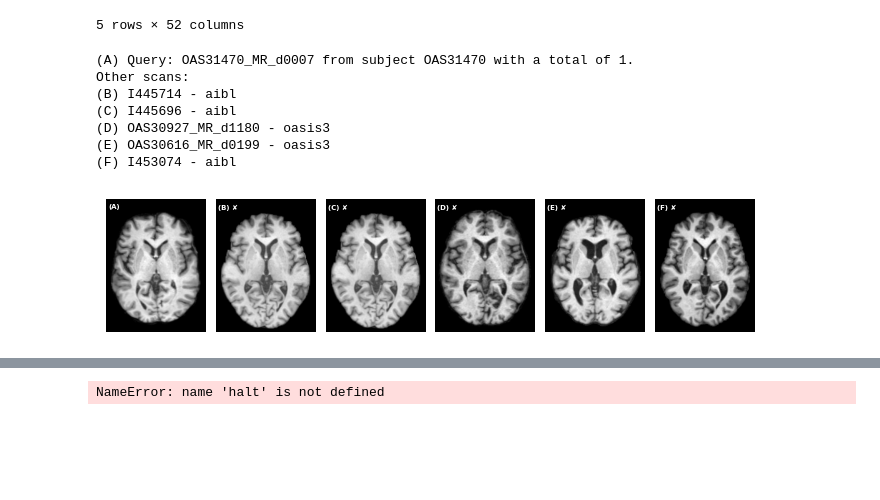
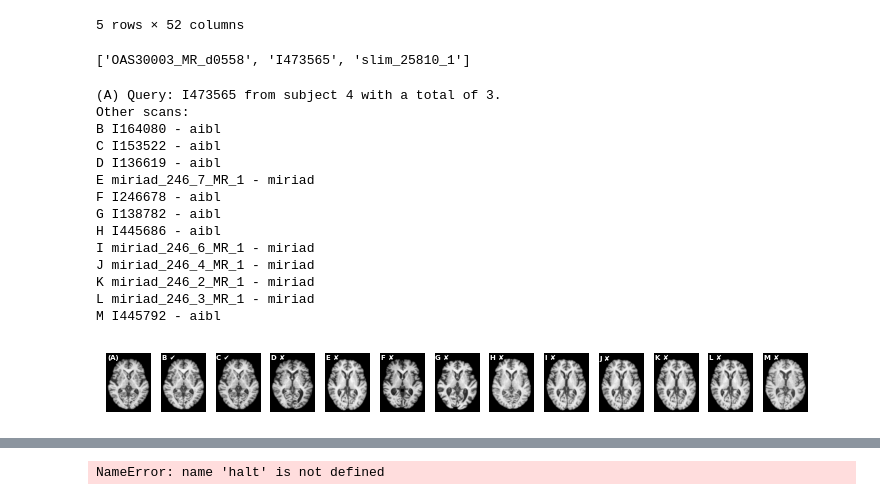
Before and after one commit to minnelab/NeuroCBIR, a Jupyter notebook: dev/notebooks/figures-maia-medium.ipynb, the cells around one changed output, grey strips where cells are left out. Saved outputs shown, nothing was run; the diff lists cells and outputs as text; code cells hidden in the pictures; blank space fills up the shorter version.

Commit message:
update example_brain_retrieval.pdf: - textwidth - 11 retrievals - updated model

```diff
--- a/dev/notebooks/figures-maia-medium.ipynb
+++ b/dev/notebooks/figures-maia-medium.ipynb
@@ -81,7 +81,7 @@ def load_metadata_whole_brain():
     metadata["features"] = metadata[embedding_cols].apply(lambda row: row.to_numpy(), axis=1)
     return metadata
 
-metadata = load_metadata_whole_brain()
+dataset = metadata =load_metadata_whole_brain()
 # %% [output]
 The behavior will change in pandas 3.0. This inplace method will never work because the intermediate object on which we are setting values always behaves as a copy.
 
@@ -100,8 +100,16 @@ metadata.head()
 | 4 | ae9cdbab-6e48-4cf2-9062-91560cdfa7e4 | adni | 002_S_0295 | m36 | 1 | T1 | 1.5 | GE MEDICAL SYSTEMS | SIGNA EXCITE | ... |
 5 rows × 52 columns
 # %%
-queries = metadata.query("project == 'oasis3'").sample(n=3, random_state=seed)
-retrieval_df = retrieve_topk_for_queries(dataset, queries, top_k=top_k)
+
+manual_query_guids = ['I473565', 'OAS30003_MR_d0558', 'slim_25810_1']
+# queries = dataset.sample(n=3, random_state=145)
+queries = dataset[dataset["GUID"].isin(manual_query_guids)]
+queries = queries.reset_index(drop=True)
+retrieval_df = retrieve_topk_for_queries(dataset, queries, top_k=-1, exclude_same_subject=False)
+retrieval_df = pd.merge(retrieval_df, metadata, left_on="query", right_on="GUID", how="left")
+retrieval_df[["query"]].values.flatten().tolist()
+# %% [output]
+['OAS30003_MR_d0558', 'I473565', 'slim_25810_1']
 # %%
 import os
 import nibabel as nib
@@ -146,52 +154,62 @@ def plot_brain_slices(brains, titles, slice_index=None, axes=None, top_pad=7):
             color='w', fontsize=5, fontweight="bold"
         )
 
-
-
-# figure
-cm = 1/2.54
-fig, axes = plt.subplots(1, 6, figsize=(17*cm, 5*cm))
-
 # Example usage:
-query_guid = "OAS31470_MR_d0007"  # pick one from your metadata
-row = metadata.loc[metadata["GUID"] == query_guid].iloc[0]
+query_guid = "I473565"  # pick one from your metadata
+row = retrieval_df.loc[retrieval_df["query"] == query_guid].iloc[0]
 query_subject = row["subject"]  # store once outside loop
 
 # Load query + top1–5
 paths = [row["brain"]]
 titles = ["(A)"]
 
+# Plot top K
+caps = "ABCDEFGHIJKLMNOPQRSTUVWXYZ"
+K = 12
+title_caps = [f"{caps[i+1]}" for i in range(K)]
+title_tops = [f"top{i+1}" for i in range(K)]
 
-title_caps = ["(B)", "(C)", "(D)", "(E)", "(F)"]
-for i, col in enumerate(["top1", "top2", "top3", "top4", "top5"]):
+
+# figure
+cm = 1/2.54
+fig, axes = plt.subplots(1, K+1, figsize=(18.35*cm, 5*cm))
+
+for i, col in enumerate(title_tops):
     guid = row[col]
     match_row = metadata.loc[metadata["GUID"] == guid].iloc[0]
     paths.append(match_row["brain"])
     titles.append(f"{title_caps[i]} {"✔" if match_row["subject"] == query_subject else "✘"}")
 
 # Load brain volumes
 brains = [load_nifti(p, DATA_PATH) for p in paths]
 
 # Plot mid-slices
 plot_brain_slices(brains, titles, axes=axes)
 
 # Caption
 n_scan_subject = metadata.query(f"subject == '{query_subject}'").shape[0]
 print(f"(A) Query: {query_guid} from subject {query_subject} with a total of {n_scan_subject}.")
 print("Other scans:")
-for t_cap, col in zip(title_caps, ["top1", "top2", "top3", "top4", "top5"]):
+for t_cap, col in zip(title_caps, title_tops):
     guid = row[col]
     project = metadata.loc[metadata["GUID"] == guid]["project"].iloc[0]
     print(f"{t_cap} {guid} - {project}")
 
 plt.tight_layout()
 plt.show()
 # %% [output]
-(A) Query: OAS31470_MR_d0007 from subject OAS31470 with a total of 1.
+(A) Query: I473565 from subject 4 with a total of 3.
 Other scans:
-(B) I445714 - aibl
-(C) I445696 - aibl
-(D) OAS30927_MR_d1180 - oasis3
-(E) OAS30616_MR_d0199 - oasis3
-(F) I453074 - aibl
+B I164080 - aibl
+C I153522 - aibl
+D I136619 - aibl
+E miriad_246_7_MR_1 - miriad
+F I246678 - aibl
+G I138782 - aibl
+H I445686 - aibl
+I miriad_246_6_MR_1 - miriad
+J miriad_246_4_MR_1 - miriad
+K miriad_246_2_MR_1 - miriad
+L miriad_246_3_MR_1 - miriad
+M I445792 - aibl
-[figure, old version]
+[figure, new version]
```
Also changed, not shown: parts of 5 cells of this notebook, 2 other files.
